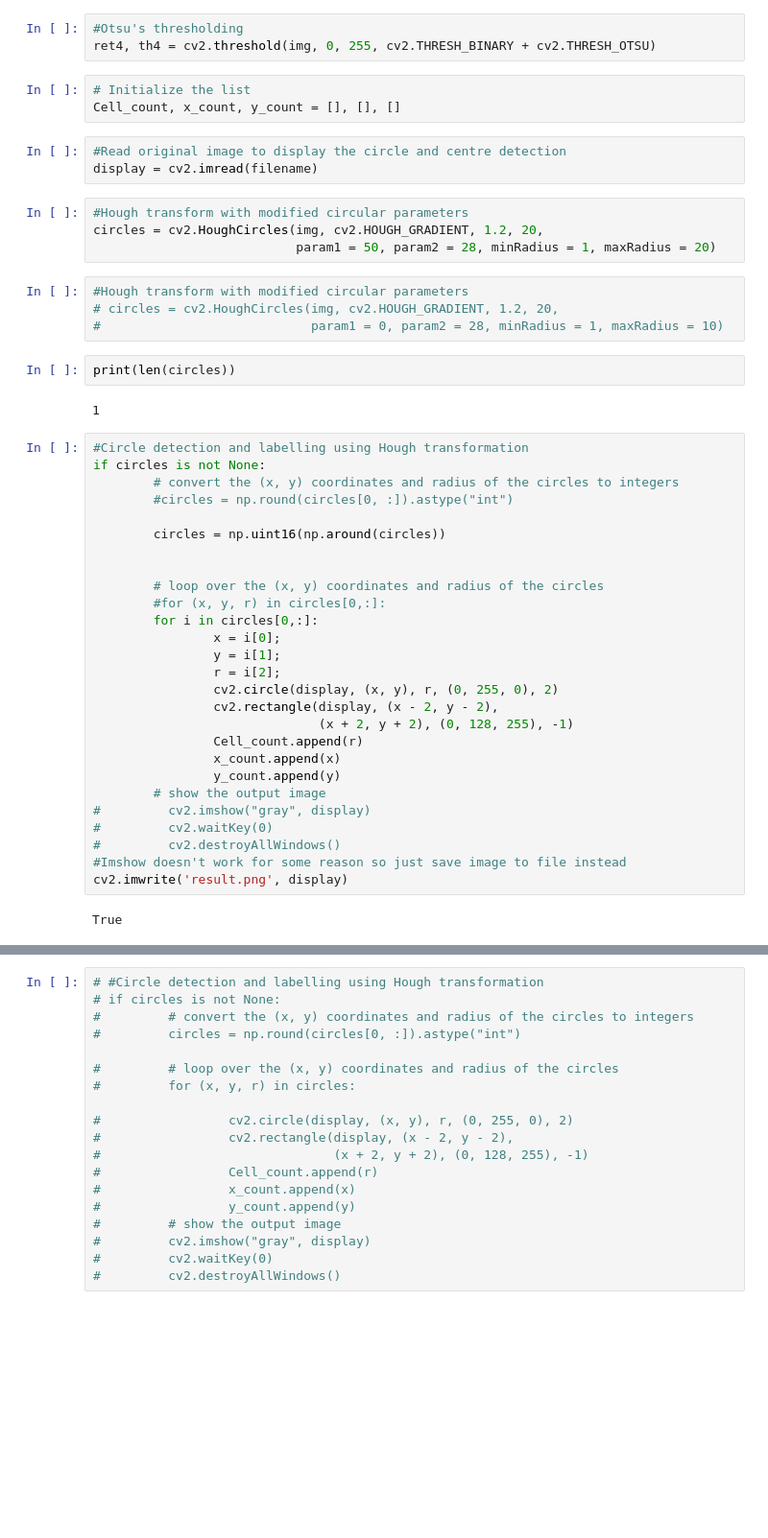
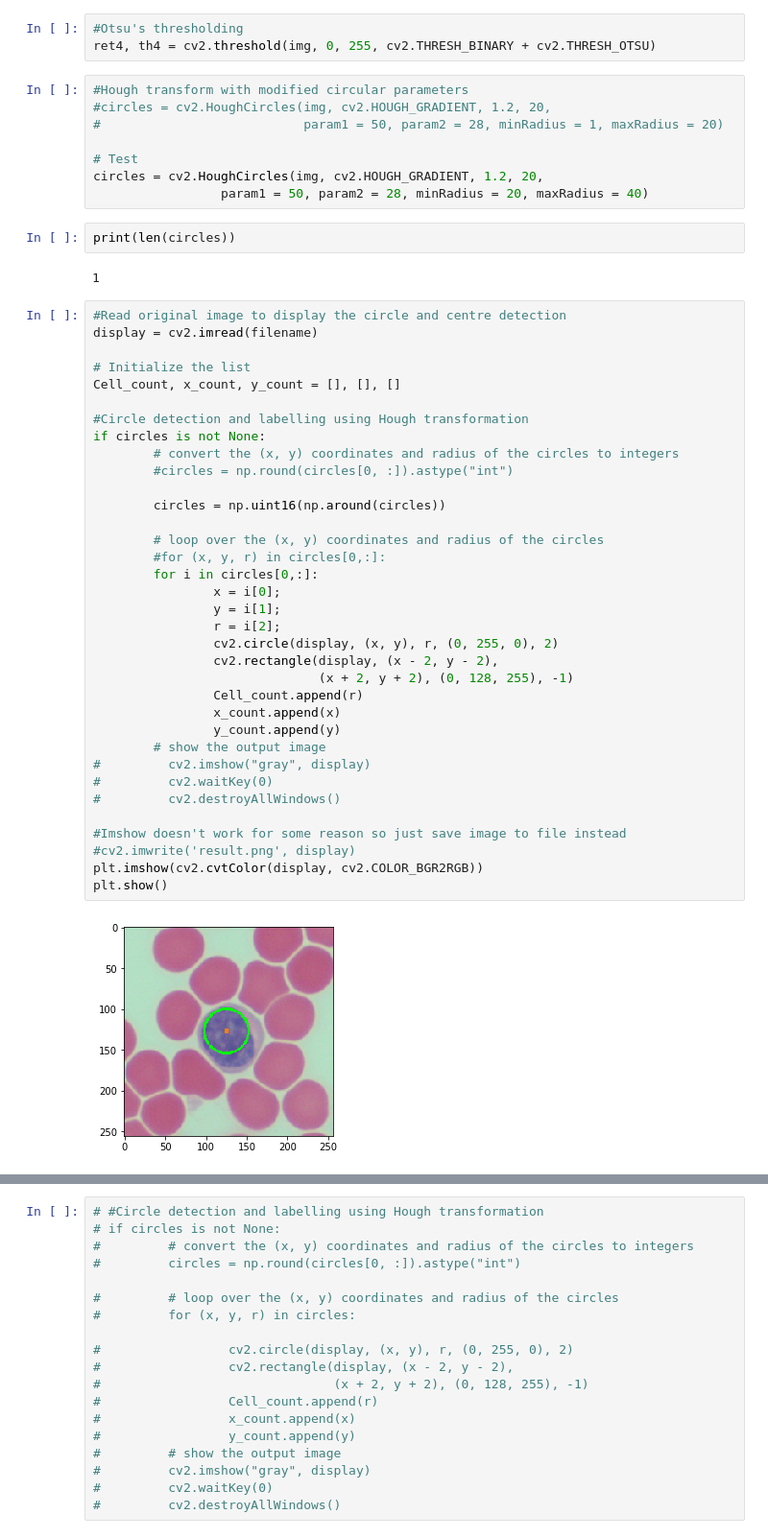
Before and after one commit to PrincessGrouchy/BMEN-509_ABC-DISC, a Jupyter notebook: ABC-DISC.ipynb, the cells around one changed output, grey strips where cells are left out. Shown at 96% size. Cells and saved outputs as stored; diff of their text form; blank space fills up the shorter version.

```diff
--- a/ABC-DISC.ipynb
+++ b/ABC-DISC.ipynb
@@ -184,53 +182,55 @@ th3 = cv2.adaptiveThreshold(img, 255, cv2.ADAPTIVE_THRESH_GAUSSIAN_C,\
 # %%
 #Otsu's thresholding
 ret4, th4 = cv2.threshold(img, 0, 255, cv2.THRESH_BINARY + cv2.THRESH_OTSU)
-# %%
-# Initialize the list
-Cell_count, x_count, y_count = [], [], []
-# %%
-#Read original image to display the circle and centre detection
-display = cv2.imread(filename)
 # %%
 #Hough transform with modified circular parameters
+#circles = cv2.HoughCircles(img, cv2.HOUGH_GRADIENT, 1.2, 20,
+#                           param1 = 50, param2 = 28, minRadius = 1, maxRadius = 20)
+
+# Test
 circles = cv2.HoughCircles(img, cv2.HOUGH_GRADIENT, 1.2, 20,
-                           param1 = 50, param2 = 28, minRadius = 1, maxRadius = 20)
+                 param1 = 50, param2 = 28, minRadius = 20, maxRadius = 40)
-# %%
-#Hough transform with modified circular parameters
-# circles = cv2.HoughCircles(img, cv2.HOUGH_GRADIENT, 1.2, 20,
-#                            param1 = 0, param2 = 28, minRadius = 1, maxRadius = 10)
 # %%
 print(len(circles))
 # %% [output]
 1
 # %%
+#Read original image to display the circle and centre detection
+display = cv2.imread(filename)
+
+# Initialize the list
+Cell_count, x_count, y_count = [], [], []
+
 #Circle detection and labelling using Hough transformation
 if circles is not None:
         # convert the (x, y) coordinates and radius of the circles to integers
         #circles = np.round(circles[0, :]).astype("int")
 
         circles = np.uint16(np.around(circles))
-
 
         # loop over the (x, y) coordinates and radius of the circles
         #for (x, y, r) in circles[0,:]:
         for i in circles[0,:]:
                 x = i[0];
                 y = i[1];
                 r = i[2];
                 cv2.circle(display, (x, y), r, (0, 255, 0), 2)
                 cv2.rectangle(display, (x - 2, y - 2),
                               (x + 2, y + 2), (0, 128, 255), -1)
                 Cell_count.append(r)
                 x_count.append(x)
                 y_count.append(y)
         # show the output image
 #         cv2.imshow("gray", display)
 #         cv2.waitKey(0)
 #         cv2.destroyAllWindows()
+
 #Imshow doesn't work for some reason so just save image to file instead
-cv2.imwrite('result.png', display)
+#cv2.imwrite('result.png', display)
+plt.imshow(cv2.cvtColor(display, cv2.COLOR_BGR2RGB))
+plt.show()
 # %% [output]
-True
+[figure, added]
 # %%
 #Display the count of white blood cells
 print(len(Cell_count))
```
Also changed, not shown: parts of 16 cells of this notebook, 1 other file.
